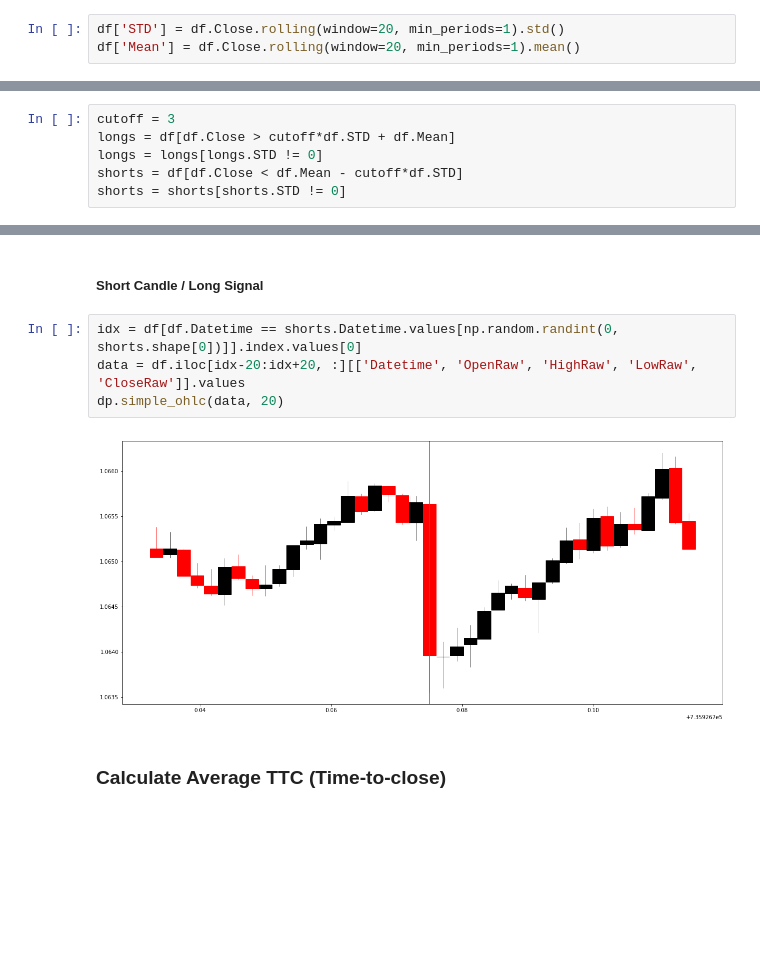
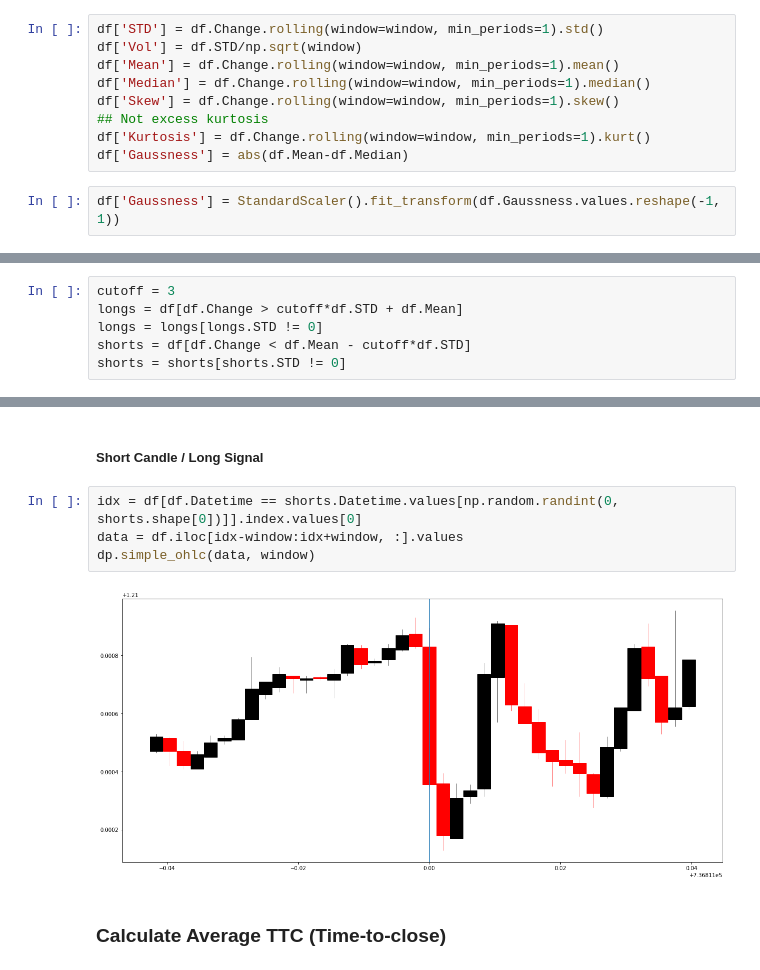
Before and after one commit to mpucci92/Logma, a Jupyter notebook: Signals.ipynb, the cells around one changed output, grey strips where cells are left out. Cells and saved outputs as stored; diff of their text form; blank space fills up the shorter version.

```diff
--- a/Signals.ipynb
+++ b/Signals.ipynb
@@ -59,5 +46,13 @@ df = df.merge(raw, how='outer', on='Datetime').dropna()
 # %% [markdown]
 ### Get Rolling Mean and STD of Closing Prices
-# %%
-df['STD'] = df.Close.rolling(window=20, min_periods=1).std()
-df['Mean'] = df.Close.rolling(window=20, min_periods=1).mean()
+# %%
+df['STD'] = df.Change.rolling(window=window, min_periods=1).std()
+df['Vol'] = df.STD/np.sqrt(window)
+df['Mean'] = df.Change.rolling(window=window, min_periods=1).mean()
+df['Median'] = df.Change.rolling(window=window, min_periods=1).median()
+df['Skew'] = df.Change.rolling(window=window, min_periods=1).skew()
+## Not excess kurtosis
+df['Kurtosis'] = df.Change.rolling(window=window, min_periods=1).kurt()
+df['Gaussness'] = abs(df.Mean-df.Median)
+# %%
+df['Gaussness'] = StandardScaler().fit_transform(df.Gaussness.values.reshape(-1, 1))
@@ -65,9 +72,9 @@ df['Mean'] = df.Close.rolling(window=20, min_periods=1).mean()
 ### Extract all signal candles
 # %%
 cutoff = 3
-longs = df[df.Close > cutoff*df.STD + df.Mean]
+longs = df[df.Change > cutoff*df.STD + df.Mean]
 longs = longs[longs.STD != 0]
-shorts = df[df.Close < df.Mean - cutoff*df.STD]
+shorts = df[df.Change < df.Mean - cutoff*df.STD]
 shorts = shorts[shorts.STD != 0]
 # %%
 'Num Longs', longs.shape[0]
@@ -109,10 +126,10 @@ dp.simple_ohlc(data, 20)
 ##### Short Candle / Long Signal
 # %%
 idx = df[df.Datetime == shorts.Datetime.values[np.random.randint(0, shorts.shape[0])]].index.values[0]
-data = df.iloc[idx-20:idx+20, :][['Datetime', 'OpenRaw', 'HighRaw', 'LowRaw', 'CloseRaw']].values
-dp.simple_ohlc(data, 20)
+data = df.iloc[idx-window:idx+window, :].values
+dp.simple_ohlc(data, window)
 # %% [output]
-[figure, old version]
+[figure, new version]
 # %% [markdown]
 ### Calculate Average TTC (Time-to-close)
 # %% [markdown]
```
Also changed, not shown: parts of 23 cells of this notebook.
